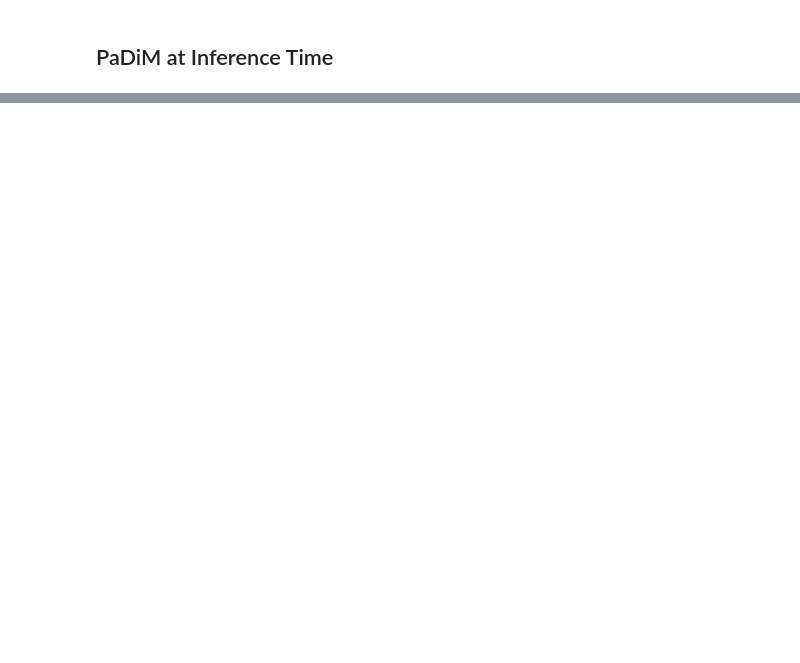
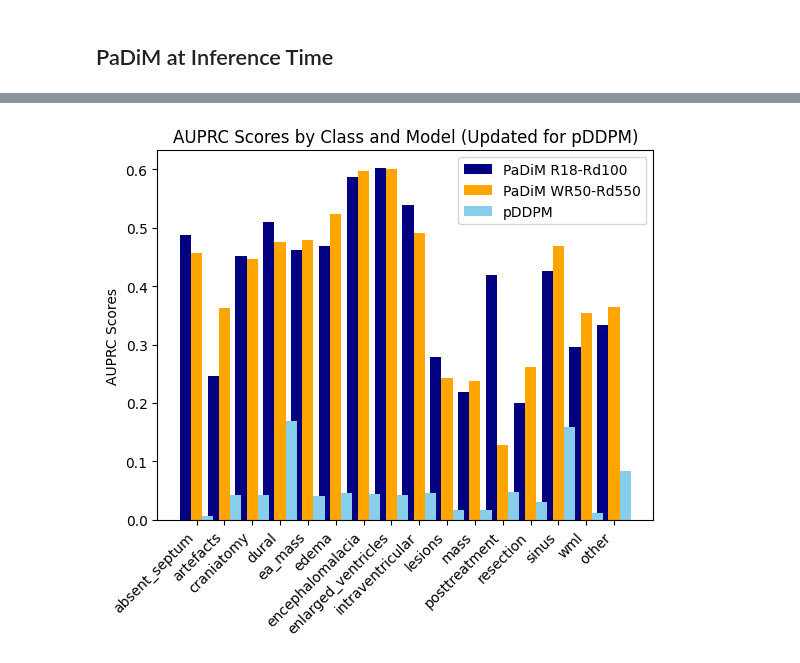
Before and after one commit to ardamamur/Unsupervised-Anomaly-Detection-in-Medical-Images-via-PaDiM, a Jupyter notebook: backup/main.ipynb, the cells around one changed output, grey strips where cells are left out. Drawn from its saved outputs; the diff is of its cells as text; code cells hidden in the pictures; blank space fills up the shorter version.

```diff
--- a/backup/main.ipynb
+++ b/backup/main.ipynb
@@ -357,0 +464,20 @@ KeyboardInterrupt:
+# %%
+# Plotting with a specified color palette more suitable for the blue and orange color scheme
+fig, ax = plt.subplots()
+
+# Setting custom colors for each model to improve differentiation
+colors = ['navy', 'orange', 'skyblue']  # Colors for R18, WR50, and pDDPM respectively
+
+rects1 = ax.bar(x - width, auprc_r18, width, label='PaDiM R18-Rd100', color=colors[0])
+rects2 = ax.bar(x, auprc_wr50, width, label='PaDiM WR50-Rd550', color=colors[1])
+rects3 = ax.bar(x + width, auprc_pddpm_updated, width, label='pDDPM', color=colors[2])
+
+ax.set_ylabel('AUPRC Scores')
+ax.set_title('AUPRC Scores by Class and Model (Updated for pDDPM)')
+ax.set_xticks(x)
+ax.set_xticklabels(classes, rotation=45, ha="right")
+ax.legend()
+
+plt.show()
+# %% [output]
+[figure, added]
```
Also changed, not shown: parts of 53 cells of this notebook, 19 other files.
